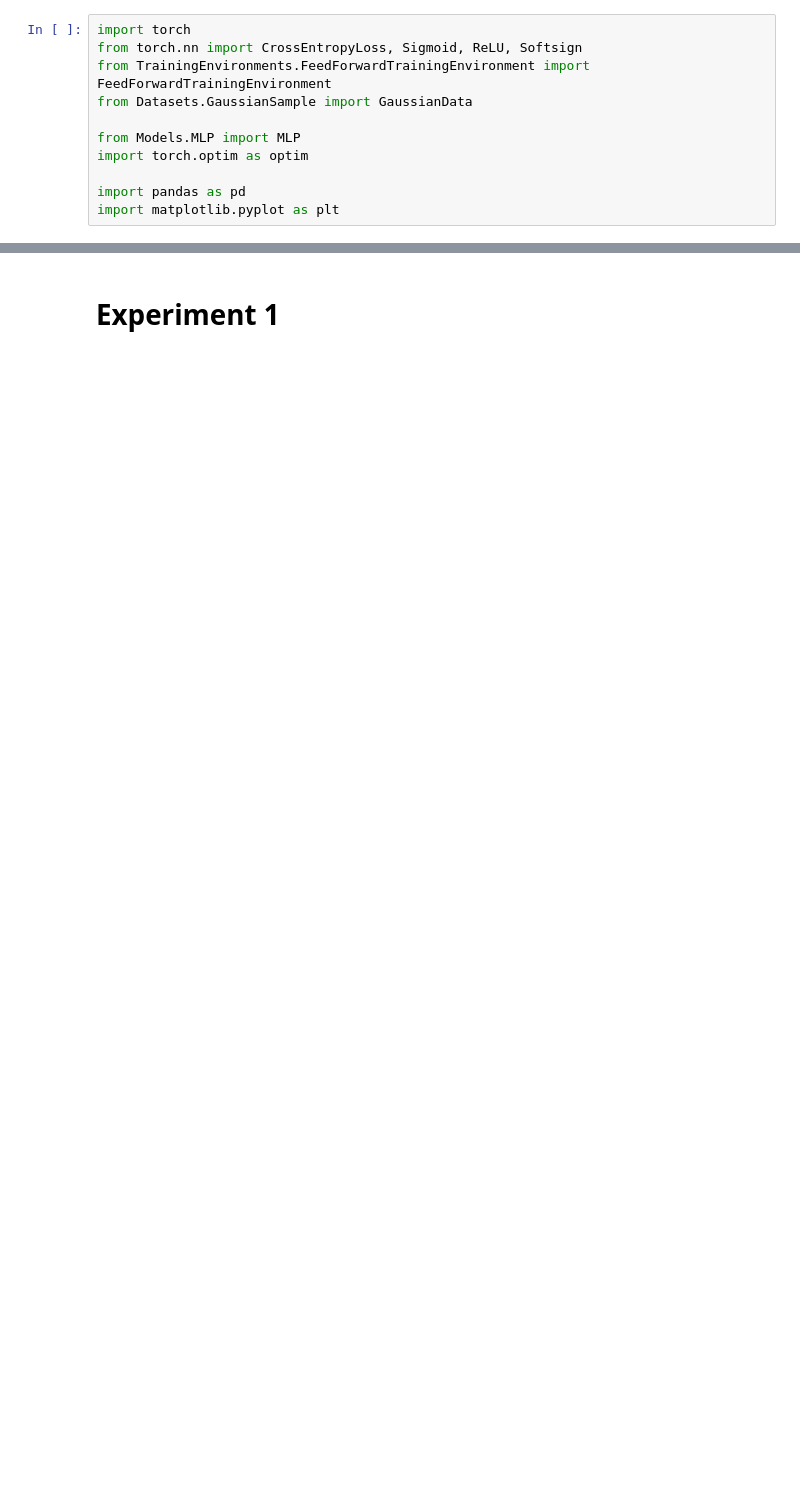
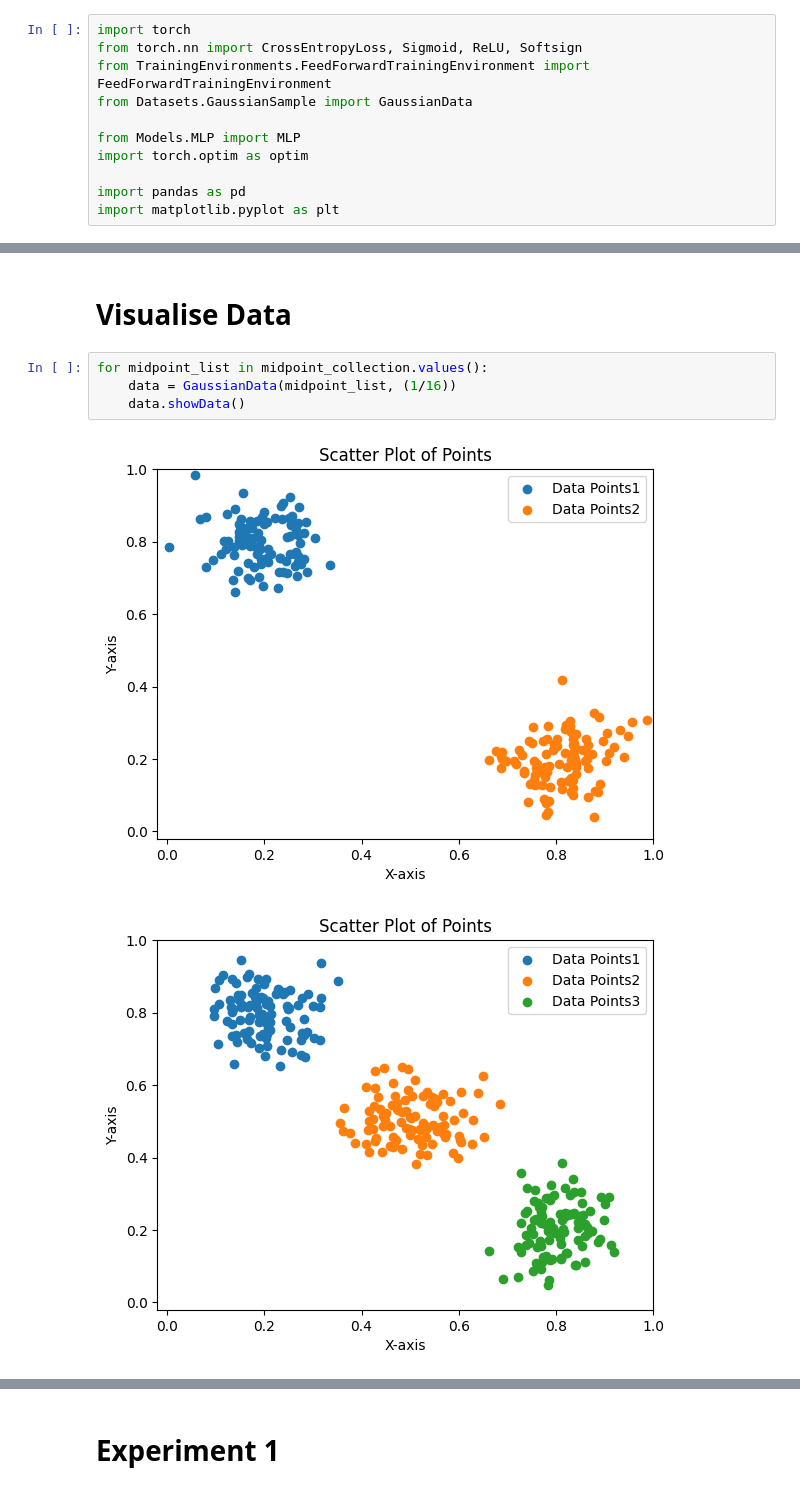
Before and after one commit to Desertfissh/Project1, a Jupyter notebook: FF_GausData copy.ipynb, the cells around one changed output, grey strips where cells are left out. Cells and saved outputs as stored; diff of their text form; blank space fills up the shorter version.

```diff
--- a/FF_GausData copy.ipynb
+++ b/FF_GausData copy.ipynb
@@ -27,0 +73,9 @@ criterion = CrossEntropyLoss()
+# %% [markdown]
+# Visualise Data
+# %%
+for midpoint_list in midpoint_collection.values():
+    data = GaussianData(midpoint_list, (1/16))
+    data.showData()
+# %% [output]
+[figure, added]
+[figure, added]
```
Also changed, not shown: parts of 6 cells of this notebook, 1 other file.
